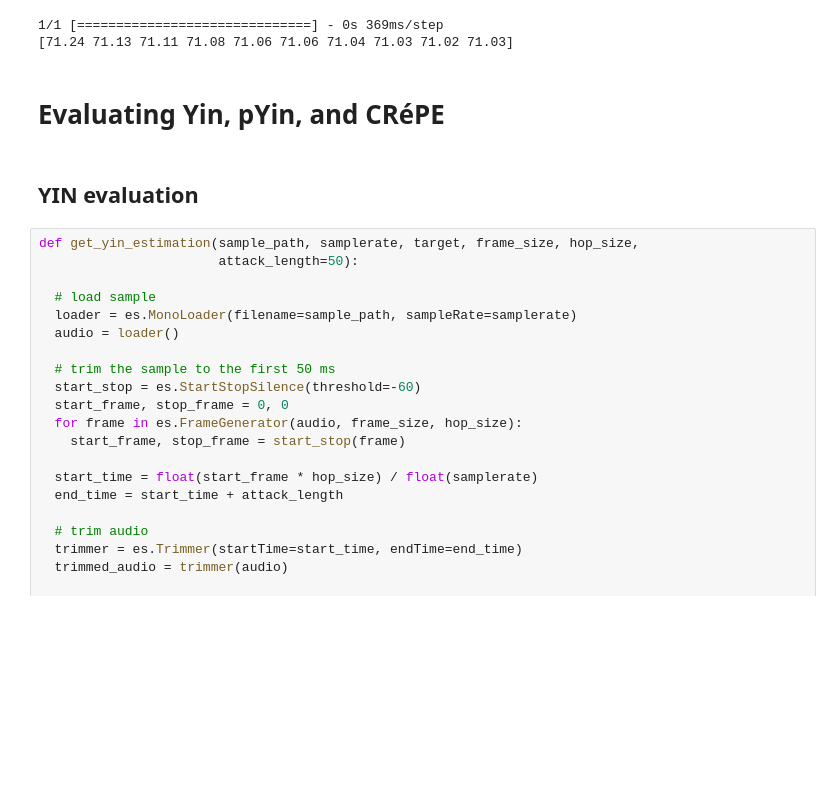
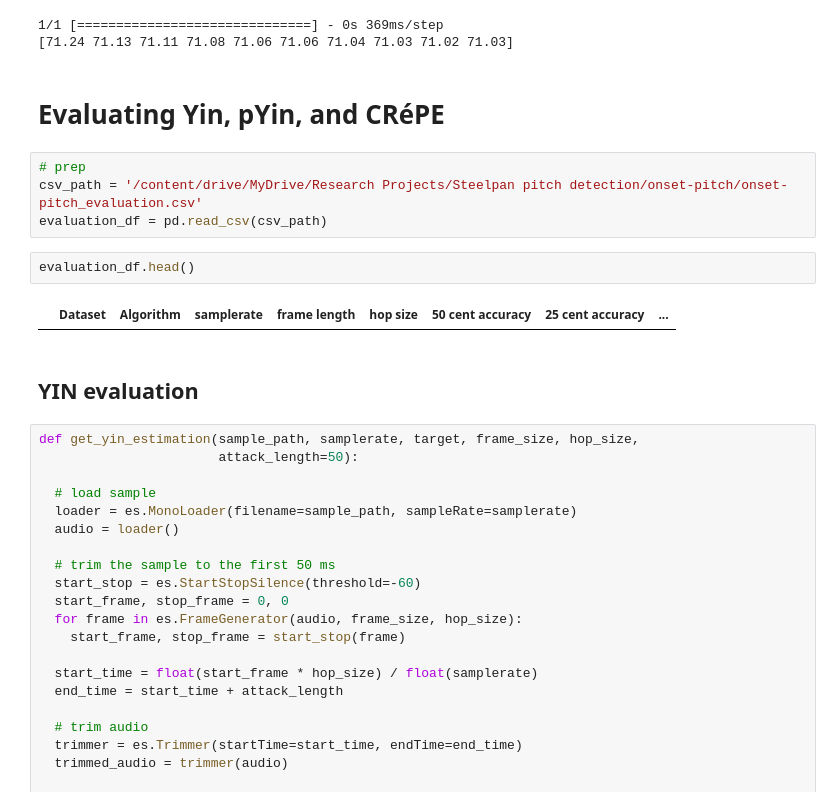
Before and after one commit to malloyca/steelpan-pitch-private, a Jupyter notebook: onset-pitch/steelpan_onset.ipynb, the cells around one changed output. Saved outputs shown, nothing was run; the diff lists cells and outputs as text; blank space fills up the shorter version.

```diff
--- a/onset-pitch/steelpan_onset.ipynb
+++ b/onset-pitch/steelpan_onset.ipynb
@@ -298,6 +310,14 @@ print(np.round(crepe_pred,2))
 [71.24 71.13 71.11 71.08 71.06 71.06 71.04 71.03 71.02 71.03]
 # %% [markdown]
 # Evaluating Yin, pYin, and CRéPE
+# %%
+# prep
+csv_path = '/content/drive/MyDrive/Research Projects/Steelpan pitch detection/onset-pitch/onset-pitch_evaluation.csv'
+evaluation_df = pd.read_csv(csv_path)
+# %%
+evaluation_df.head()
+# %% [output]
+|  | Dataset | Algorithm | samplerate | frame length | hop size | 50 cent accuracy | 25 cent accuracy | ... |
 # %% [markdown]
 ## YIN evaluation
 # %%
```
Also changed, not shown: parts of 18 cells of this notebook.
